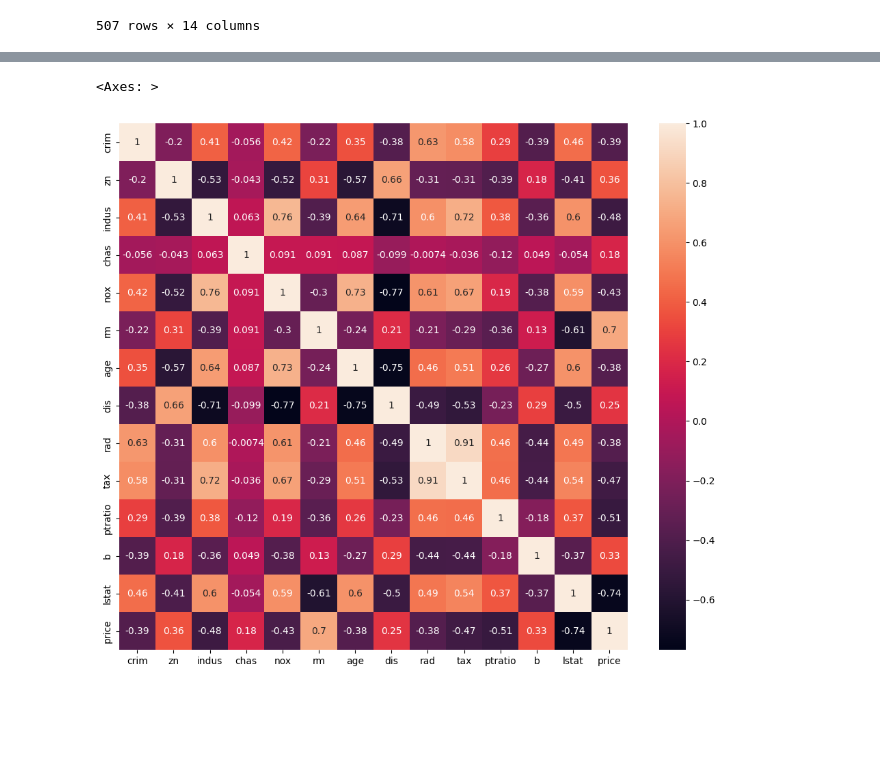
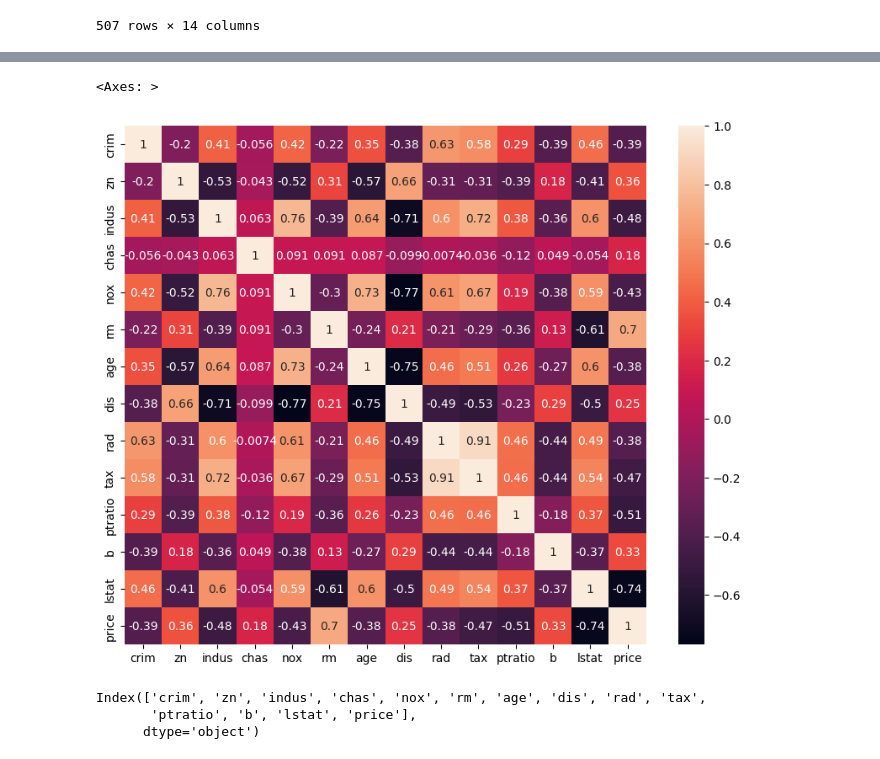
Before and after one commit to Alex868686/Esame-ML-ifoa23, a Jupyter notebook: test.ipynb, the cells around one changed output, grey strips where cells are left out. Drawn from its saved outputs; the diff is of its cells as text; code cells hidden in the pictures; blank space fills up the shorter version.

```diff
--- a/test.ipynb
+++ b/test.ipynb
@@ -83,7 +79,13 @@ df
 # %%
-plt.figure(figsize=(12,10))
+plt.figure(figsize=(10,8))
 sns.heatmap(df.corr(), annot=True)
 # %% [output]
 <Axes: >
-[figure, old version]
+[figure, new version]
+# %%
+df.columns
+# %% [output]
+Index(['crim', 'zn', 'indus', 'chas', 'nox', 'rm', 'age', 'dis', 'rad', 'tax',
+       'ptratio', 'b', 'lstat', 'price'],
+      dtype='object')
 # %%
```
Also changed, not shown: parts of 21 cells of this notebook, 3 other files.
